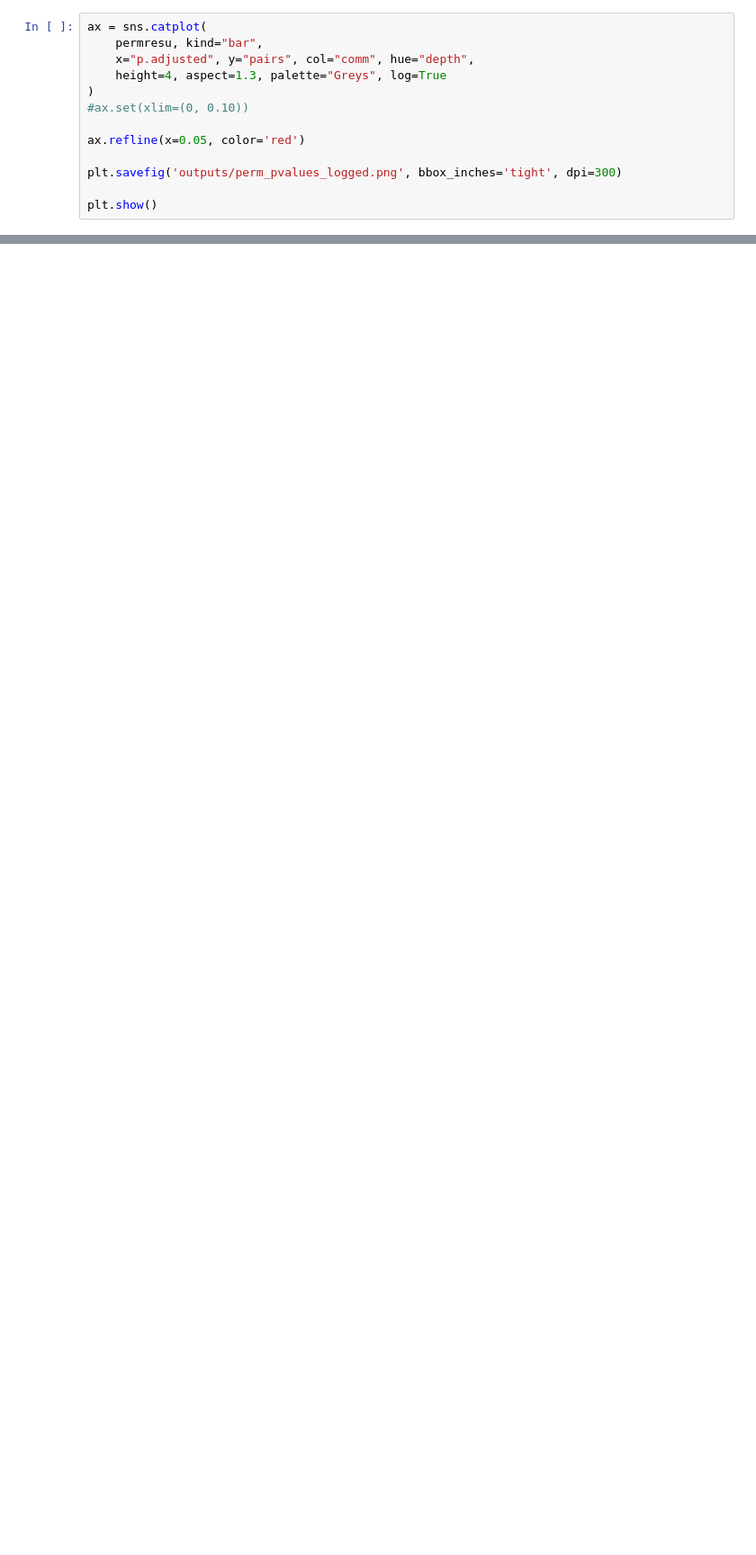
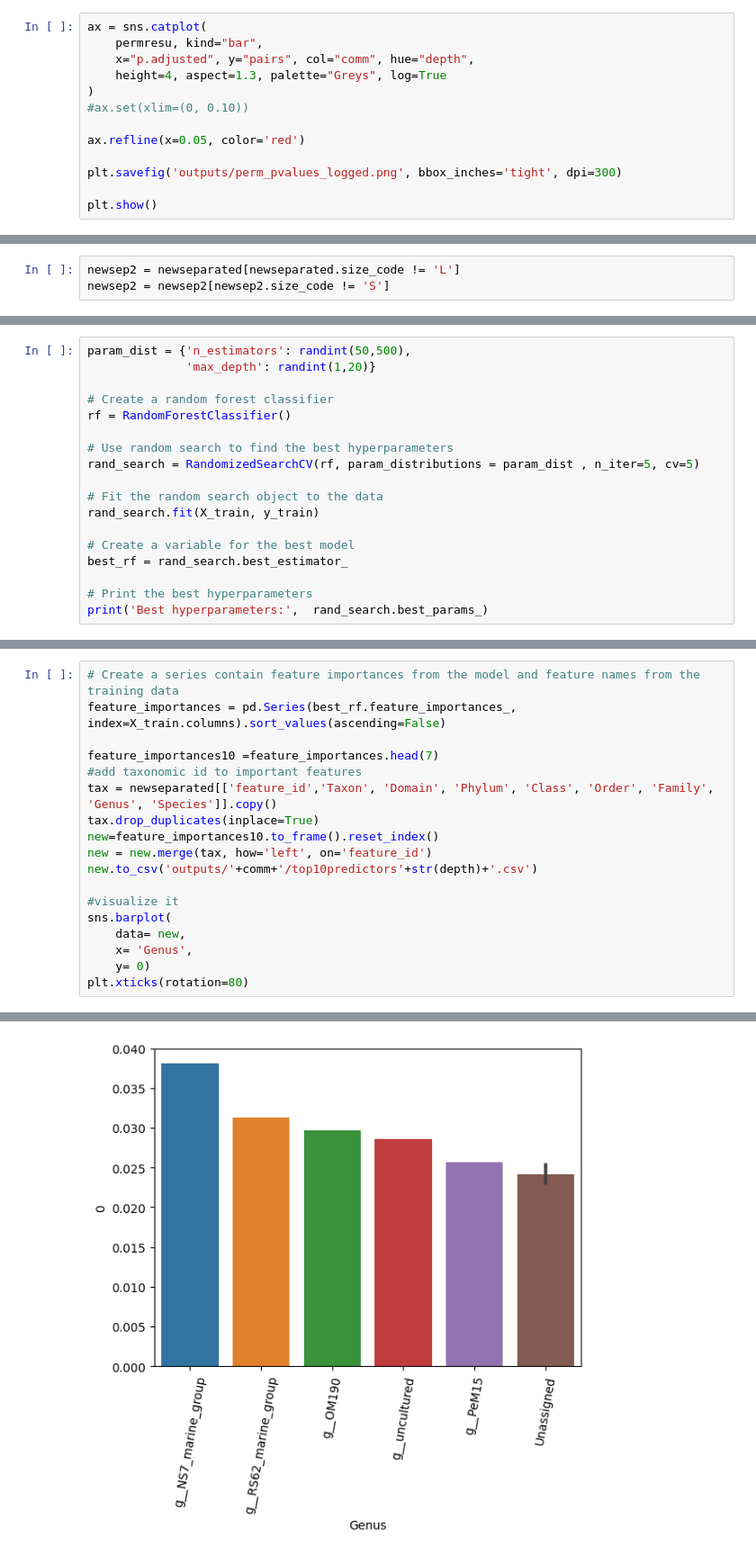
Before and after one commit to dianahaider/size_fractions, a Jupyter notebook: bb2022_sf.ipynb, the cells around one changed output, grey strips where cells are left out. Shown at 90% size. Cells and saved outputs as stored; diff of their text form; blank space fills up the shorter version.

Commit message:
random forest test

```diff
--- a/bb2022_sf.ipynb
+++ b/bb2022_sf.ipynb
@@ -1354,0 +1321,3 @@ plt.show()
+# %%
+newsep2 = newseparated[newseparated.size_code != 'L']
+newsep2 = newsep2[newsep2.size_code != 'S']
@@ -1354,0 +1352,18 @@ plt.show()
+# %%
+param_dist = {'n_estimators': randint(50,500),
+              'max_depth': randint(1,20)}
+
+# Create a random forest classifier
+rf = RandomForestClassifier()
+
+# Use random search to find the best hyperparameters
+rand_search = RandomizedSearchCV(rf, param_distributions = param_dist , n_iter=5, cv=5)
+
+# Fit the random search object to the data
+rand_search.fit(X_train, y_train)
+
+# Create a variable for the best model
+best_rf = rand_search.best_estimator_
+
+# Print the best hyperparameters
+print('Best hyperparameters:',  rand_search.best_params_)
@@ -1354,0 +1391,19 @@ plt.show()
+# %%
+# Create a series contain feature importances from the model and feature names from the training data
+feature_importances = pd.Series(best_rf.feature_importances_, index=X_train.columns).sort_values(ascending=False)
+
+feature_importances10 =feature_importances.head(7)
+#add taxonomic id to important features
+tax = newseparated[['feature_id','Taxon', 'Domain', 'Phylum', 'Class', 'Order', 'Family', 'Genus', 'Species']].copy()
+tax.drop_duplicates(inplace=True)
+new=feature_importances10.to_frame().reset_index()
+new = new.merge(tax, how='left', on='feature_id')
+new.to_csv('outputs/'+comm+'/top10predictors'+str(depth)+'.csv')
+
+#visualize it
+sns.barplot(
+    data= new,
+    x= 'Genus',
+    y= 0)
+plt.xticks(rotation=80)
+# %% [output]
@@ -1354,0 +1417 @@ plt.show()
+[figure, added]
```
Also changed, not shown: parts of 25 cells of this notebook, 1 other file.
